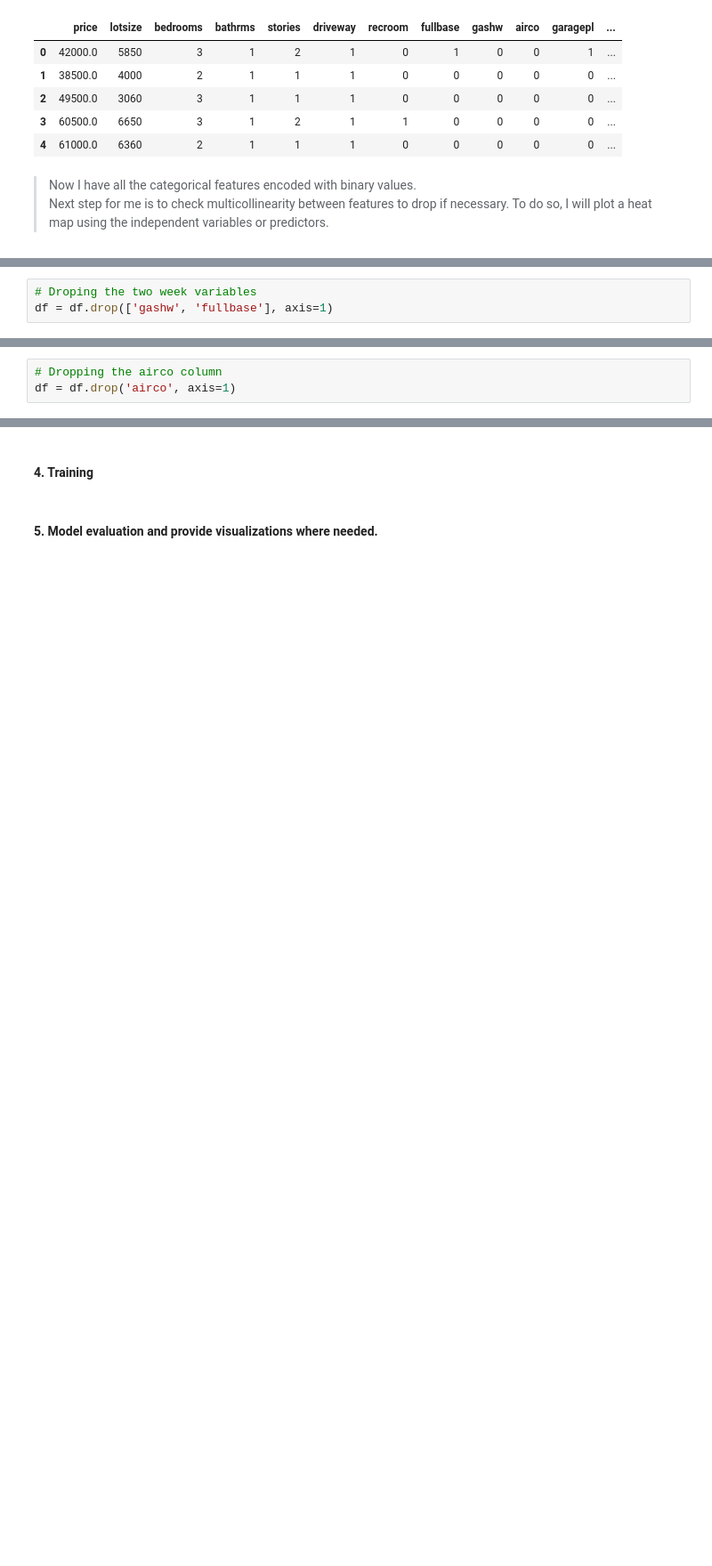
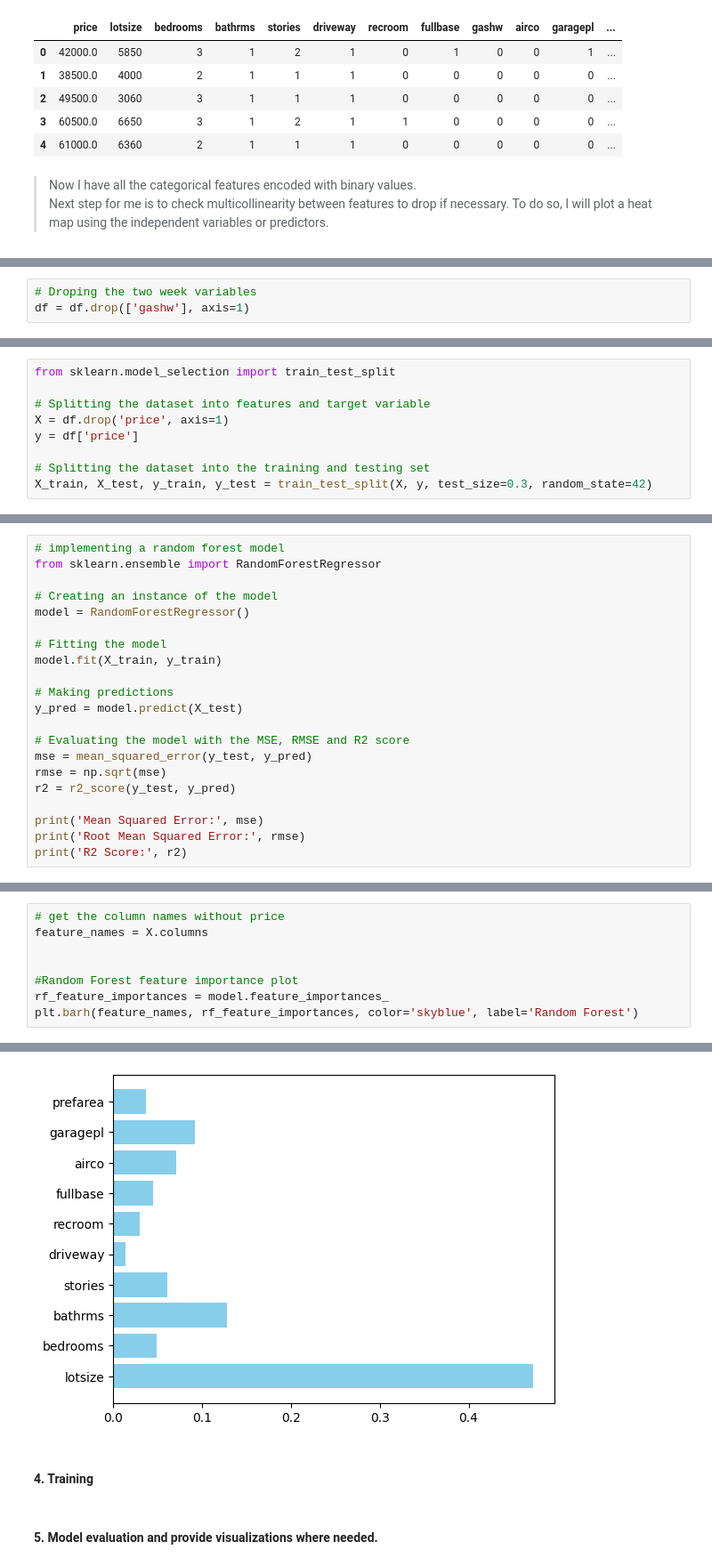
Before and after one commit to CarlosMEbratt/House-price-prediction-using-machine-learning, a Jupyter notebook: main.ipynb, the cells around one changed output, grey strips where cells are left out. Shown at 89% size. Drawn from its saved outputs; the diff is of its cells as text; blank space fills up the shorter version.

Commit message:
Model Selection Added

```diff
--- a/main.ipynb
+++ b/main.ipynb
@@ -248,3 +240,3 @@ plt.show()
 # %%
 # Droping the two week variables
-df = df.drop(['gashw', 'fullbase'], axis=1)
+df = df.drop(['gashw'], axis=1)
@@ -266,3 +242,0 @@ plt.show()
-# %%
-# Dropping the airco column
-df = df.drop('airco', axis=1)
@@ -270,0 +263,9 @@ df = df.drop('airco', axis=1)
+# %%
+from sklearn.model_selection import train_test_split
+
+# Splitting the dataset into features and target variable
+X = df.drop('price', axis=1)
+y = df['price']
+
+# Splitting the dataset into the training and testing set
+X_train, X_test, y_train, y_test = train_test_split(X, y, test_size=0.3, random_state=42)
@@ -270,0 +328,21 @@ df = df.drop('airco', axis=1)
+# %%
+# implementing a random forest model
+from sklearn.ensemble import RandomForestRegressor
+
+# Creating an instance of the model
+model = RandomForestRegressor()
+
+# Fitting the model
+model.fit(X_train, y_train)
+
+# Making predictions
+y_pred = model.predict(X_test)
+
+# Evaluating the model with the MSE, RMSE and R2 score
+mse = mean_squared_error(y_test, y_pred)
+rmse = np.sqrt(mse)
+r2 = r2_score(y_test, y_pred)
+
+print('Mean Squared Error:', mse)
+print('Root Mean Squared Error:', rmse)
+print('R2 Score:', r2)
@@ -270,0 +370,9 @@ df = df.drop('airco', axis=1)
+# %%
+# get the column names without price
+feature_names = X.columns
+
+
+#Random Forest feature importance plot
+rf_feature_importances = model.feature_importances_
+plt.barh(feature_names, rf_feature_importances, color='skyblue', label='Random Forest')
+# %% [output]
@@ -271,3 +380,4 @@ df = df.drop('airco', axis=1)
+[figure, added]
 # %% [markdown]
 #### 4. Training
 # %% [markdown]
```
Also changed, not shown: parts of 20 cells of this notebook.
